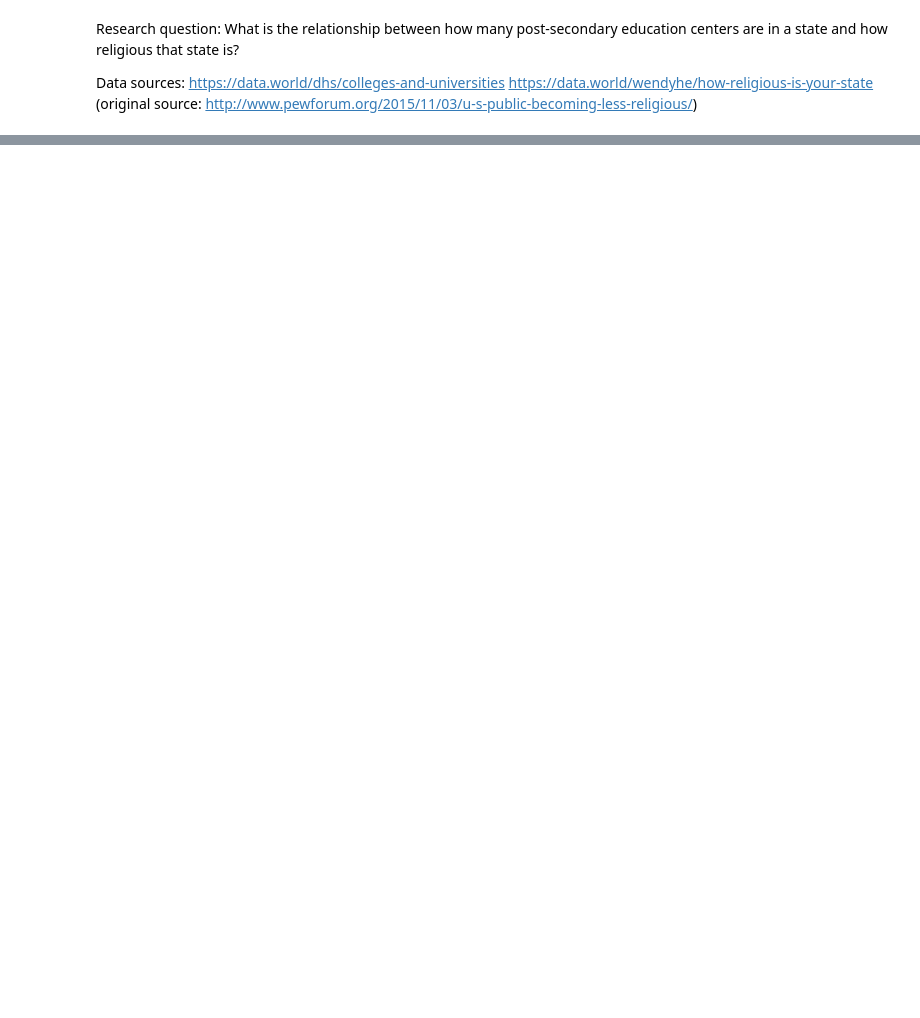
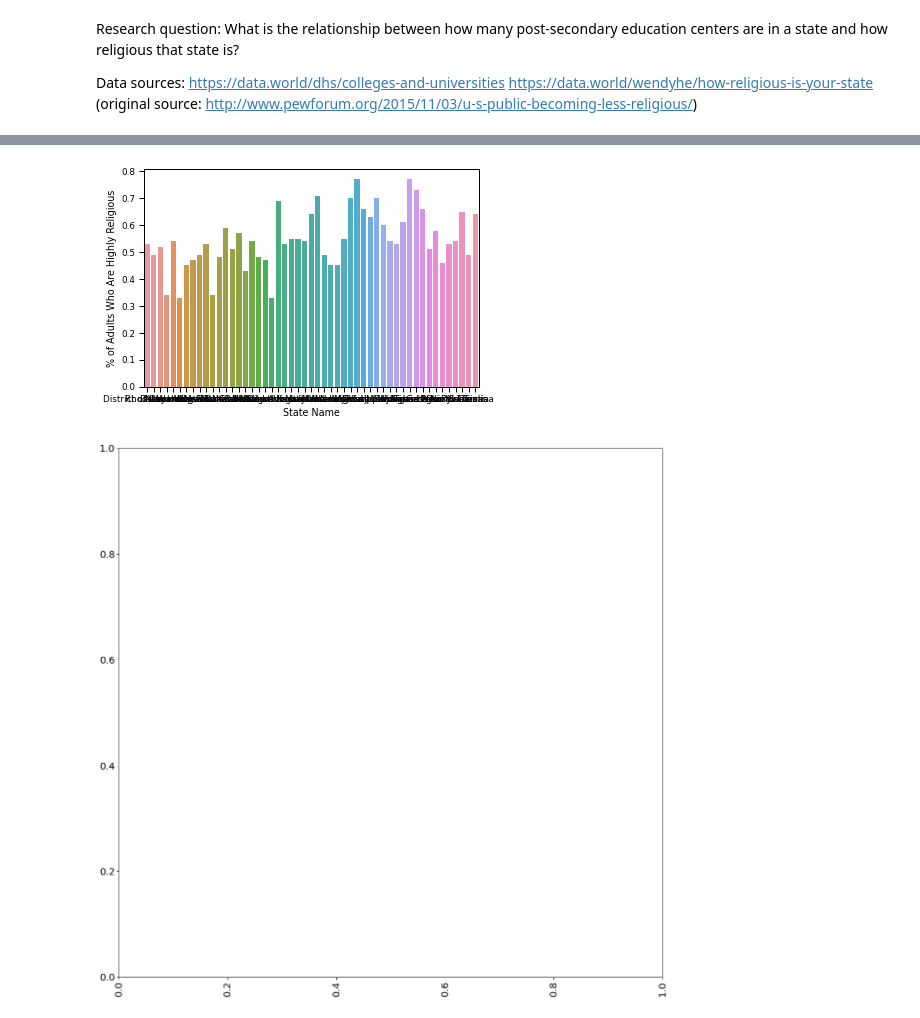
Before and after one commit to kirakirakira/Code-Louisville-Data-Science-Project, a Jupyter notebook: Untitled.ipynb, the cells around one changed output, grey strips where cells are left out. Drawn from its saved outputs; the diff is of its cells as text; code cells hidden in the pictures; blank space fills up the shorter version.

```diff
--- a/Untitled.ipynb
+++ b/Untitled.ipynb
@@ -112,0 +96,15 @@ plt.show()
+# %%
+import seaborn as sns
+
+sns.set_context('paper')
+
+a = sns.barplot(x="State Name", y = '% of Adults Who Are Highly Religious', data = df2)
+
+plt.figure(figsize=(20, 20))
+plt.xticks(rotation=90, fontsize=20)
+plt.yticks(fontsize=20)
+
+plt.show()
+# %% [output]
+[figure, added]
+[figure, added]
```
Also changed, not shown: parts of 5 cells of this notebook, 2 other files.
